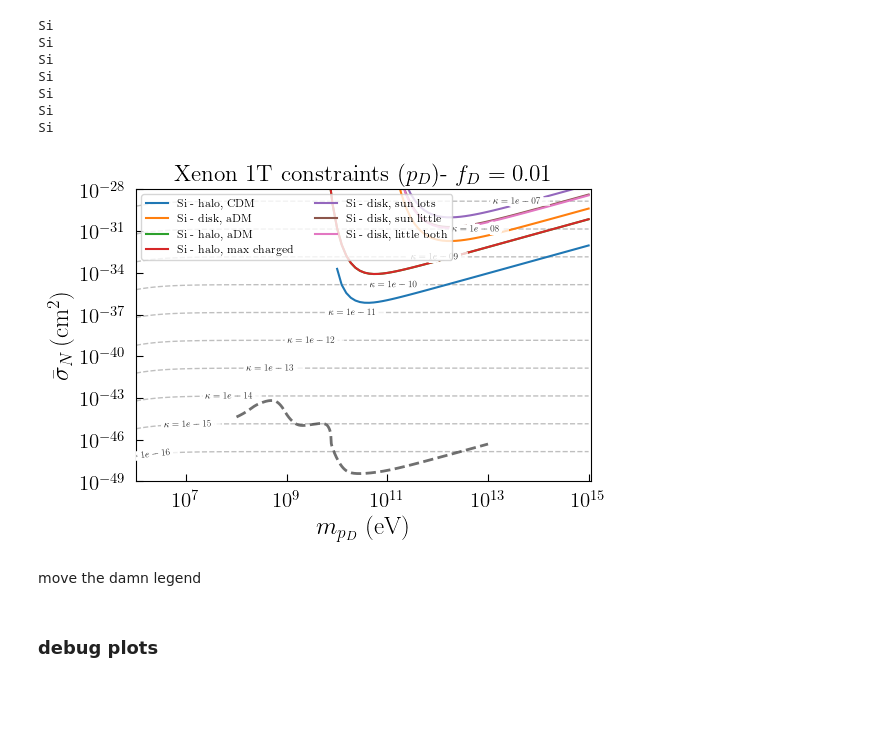
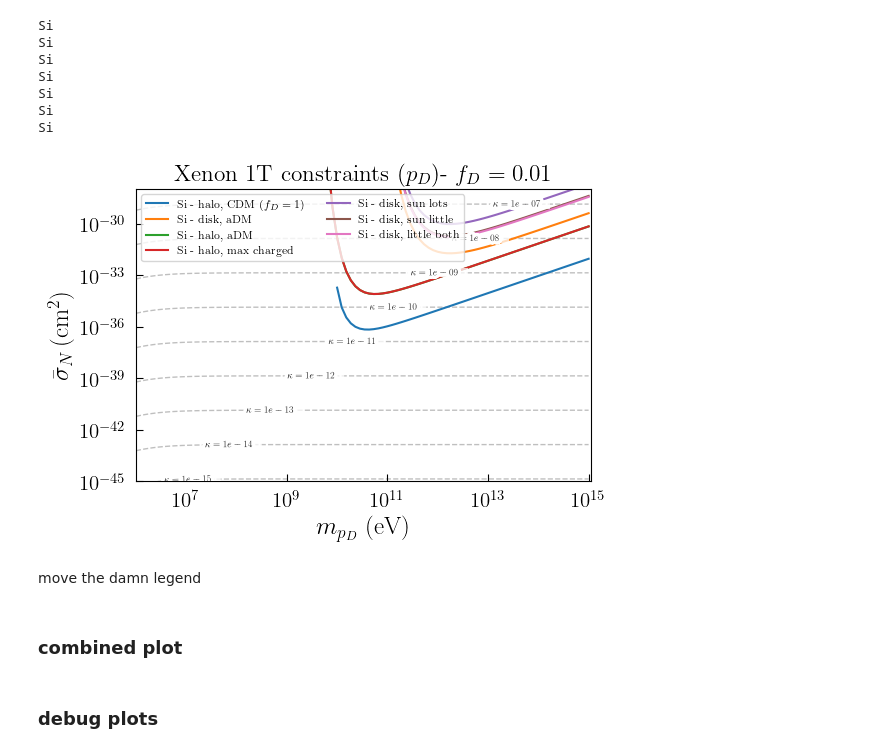
Before and after one commit to Keegan-Humphrey/darkELF-custom, a Jupyter notebook: mystuff/constraint_plots_clean.ipynb, the cells around one changed output. Cells and saved outputs as stored; diff of their text form; code cells hidden in the pictures; blank space fills up the shorter version.

```diff
--- a/mystuff/constraint_plots_clean.ipynb
+++ b/mystuff/constraint_plots_clean.ipynb
@@ -49,7 +49,7 @@ sqrtmrat = 1e0
 
 expSENSEI = 100.72 * 1e-3 / 365 # [kg-yr] SENSEI Snolab exposure from 2312.13342
 
-targetlabels=["Si - halo, CDM","Si - disk, aDM","Si - halo, aDM","Si - halo, max charged","Si - disk, sun lots","Si - disk, sun little","Si - disk, little both"]
+targetlabels=[r"Si - halo, CDM ($f_D=1$)","Si - disk, aDM","Si - halo, aDM","Si - halo, max charged","Si - disk, sun lots","Si - disk, sun little","Si - disk, little both"]
 
 vs_list = [{"v0kms": 220,"vesckms":500,"vekms":233,"vdist":"halo","fD":1},
             {"v0kms":sqrtmrat * 20,"vesckms": np.sqrt(43**2 + 11**2),"vekms": 30,"vdist":"disk","fD":0.01},\
@@ -59,6 +59,11 @@ vs_list = [{"v0kms": 220,"vesckms":500,"vekms":233,"vdist":"halo","fD":1},
             {"v0kms":sqrtmrat * 20,"vesckms":0.1,"vekms":30,"vdist":"disk","fD":0.01},\
             {"v0kms":sqrtmrat * 20,"vesckms":sqrtmrat * np.sqrt(43**2 / 2 ),"vekms":30,"vdist":"disk","fD":0.01},\
             {"v0kms":sqrtmrat * 20,"vesckms":sqrtmrat * np.sqrt(43**2 / 2 + 11**2 / 2),"vekms":30,"vdist":"disk","fD":0.01}] # all must be positive
+
+
+kept_indices = (1,2,3,4,5)
+therm_drops = (3,4)
+
 
 target_list = [darkelf(target='Si',mX=mX,filename="Si_mermin.dat",vesckms=v["vesckms"],v0kms=v["v0kms"],vekms=v["vekms"],vdist=v["vdist"],fD=v["fD"]) for v in vs_list]
 
@@ -350,7 +390,8 @@ axs.set_xscale("log")
 axs.set_yscale("log")
 
 axs.set_xlim([1e6,1.1e15])
-axs.set_ylim([1e-49,1.1e-28])
+# axs.set_ylim([1e-49,1.1e-28])
+axs.set_ylim([1e-45,1.1e-28])
 axs.set_xlabel("$m_{p_D}$ (eV)",fontsize=18)
 axs.set_ylabel(r"$\bar\sigma_N\,(\mathrm{cm}^2)$",fontsize=18)
 axs.tick_params(direction="in",which="both")
@@ -385,6 +426,8 @@ kappa_contours = np.array([
 ])
 
 kappa_lines = []
+
+############################# I THINK THIS IS THE ISSUE, I NEED TO BE USING THE CONVERSION FOR NUCLEI HERE RATHER THAN SIGMAE
 
 for kap in kappa_contours:
     sig_line = kappa_to_sigmae_exact(kap, masslist)
@@ -435,55 +478,57 @@ labelLines(
 # Neutrino fog / floor (2109.03116)
 # ------------------------------------------------------------------
 
-floor_file = "Xe_SI.txt"
+# floor_file = "Xe_SI.txt"
 
-m_floor_GeV, sigma_floor_cm2 = np.loadtxt(floor_file, unpack=True)
+# m_floor_GeV, sigma_floor_cm2 = np.loadtxt(floor_file, unpack=True)
 
-# If your x-axis is m_chi in eV:
-m_floor_eV = m_floor_GeV * 1e9
+# # If your x-axis is m_chi in eV:
+# m_floor_eV = m_floor_GeV * 1e9
 
-# --- add to existing axes ---
-axs.plot(
-    m_floor_eV,
-    sigma_floor_cm2,
-    ls="--",
-    lw=2.0,
-    color="0.2",
-    alpha=0.7,
-    label=r"Xe SI $\nu$ floor"
-)
+# # --- add to existing axes ---
+# axs.plot(
+#     m_floor_eV,
+#     sigma_floor_cm2,
+#     ls="--",
+#     lw=2.0,
+#     color="0.2",
+#     alpha=0.7,
+#     label=r"Xe SI $\nu$ floor"
+# )
 
 
 # ------------------------------------------------------------------
 # Main legend only for experimental / target curves
 # ------------------------------------------------------------------
 
 handles, labels = axs.get_legend_handles_labels()
 
 # keep only the original target curves in the legend
 main_handles = handles[:len(lim_massless_nuc)]
 main_labels = labels[:len(lim_massless_nuc)]
 
 
 axs.legend(
     main_handles,
     main_labels,
     ncol=2,
     fontsize=8,
     loc="upper left"
 )
 
 
 
 fig.tight_layout()
 fig.subplots_adjust(wspace = 0.3)
 
 
 props = dict(facecolor='white', alpha=0.9, edgecolor='white',boxstyle="square,pad=0.02")
 lines = axs.get_lines()
 # labelLines(lines,fontsize=9,xvals=[4,1e2,20,8,1.5,10,100,10],zorder=2.5,
         #    ha='center',va='center',align=True,bbox=props)
 # %% [output]
-[figure, old version]
+[figure, new version]
 # %% [markdown]
 move the damn legend
+# %% [markdown]
+### combined plot
```
Also changed, not shown: parts of 4 cells of this notebook, 8 other files.
